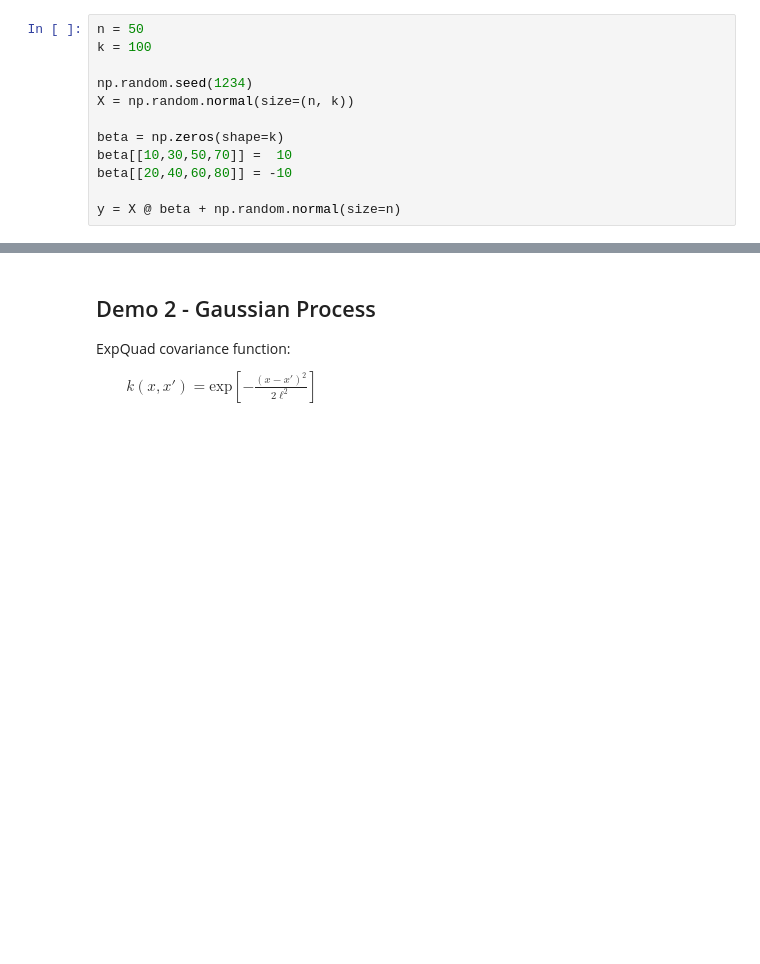
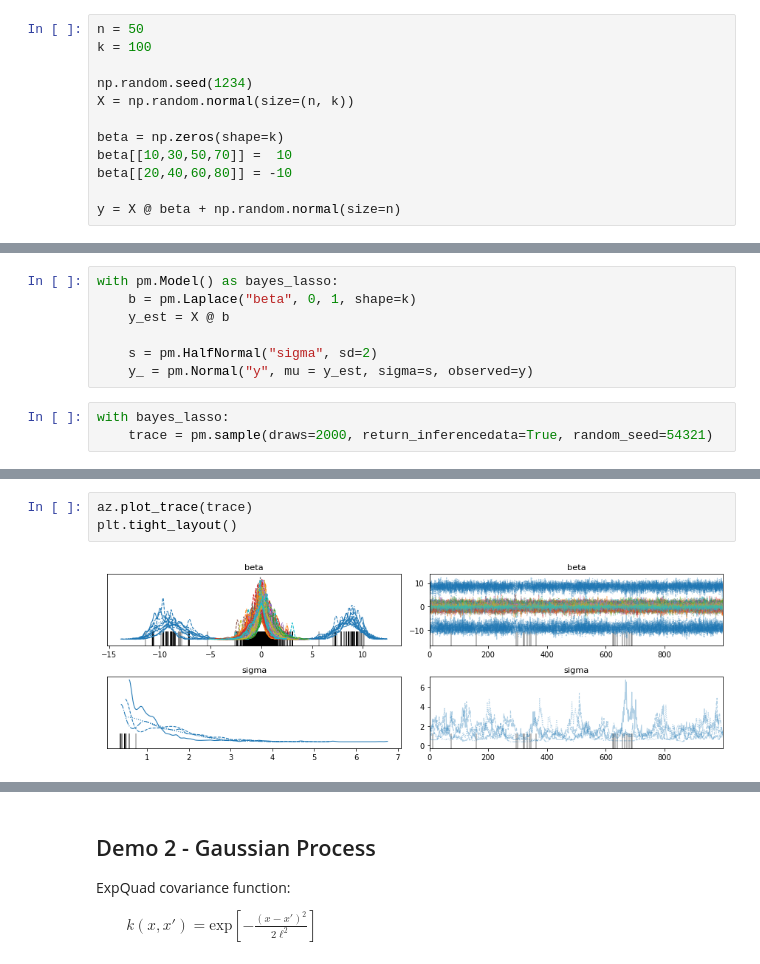
Before and after one commit to Sta663-Sp22/exercises, a Jupyter notebook: class_2022_03_23.ipynb, the cells around one changed output, grey strips where cells are left out. Drawn from its saved outputs; the diff is of its cells as text; blank space fills up the shorter version.

```diff
--- a/class_2022_03_23.ipynb
+++ b/class_2022_03_23.ipynb
@@ -21,0 +67,10 @@ y = X @ beta + np.random.normal(size=n)
+# %%
+with pm.Model() as bayes_lasso:
+    b = pm.Laplace("beta", 0, 1, shape=k)
+    y_est = X @ b
+
+    s = pm.HalfNormal("sigma", sd=2)
+    y_ = pm.Normal("y", mu = y_est, sigma=s, observed=y)
+# %%
+with bayes_lasso:
+    trace = pm.sample(draws=2000, return_inferencedata=True, random_seed=54321)
@@ -21,0 +106,5 @@ y = X @ beta + np.random.normal(size=n)
+# %%
+az.plot_trace(trace)
+plt.tight_layout()
+# %% [output]
+[figure, added]
```
Also changed, not shown: parts of 34 cells of this notebook.
